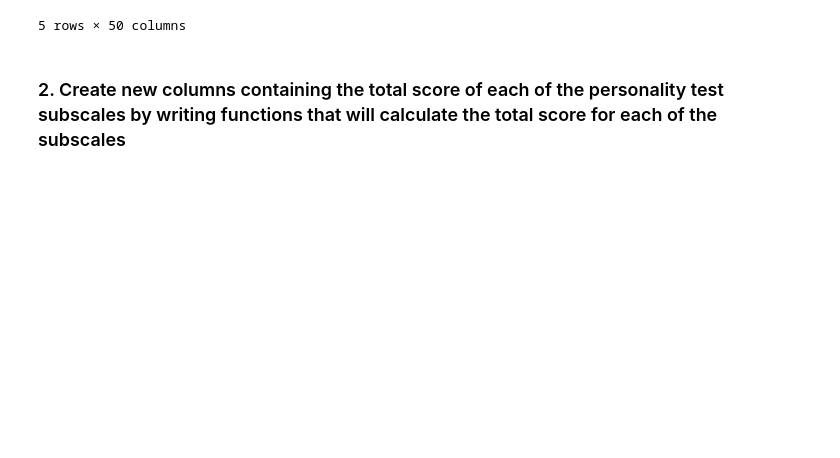
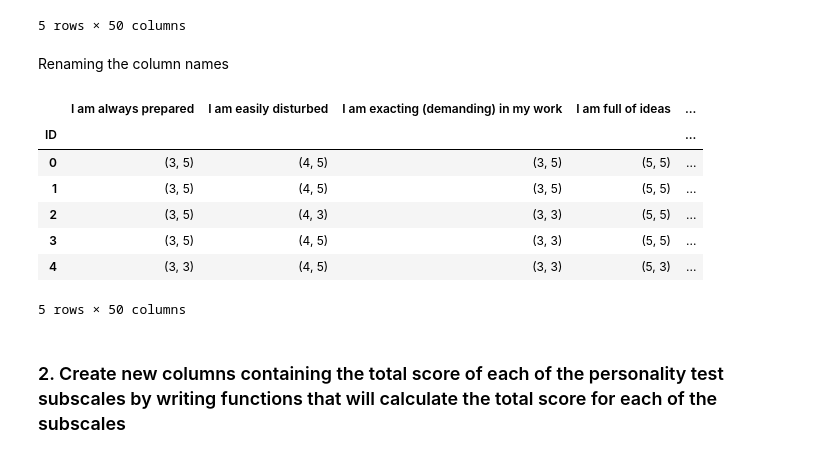
Before and after one commit to RTEE001/Data-wrangling, a Jupyter notebook: data_wrangling/Data-wrangling.ipynb, the cells around one changed output. Saved outputs shown, nothing was run; the diff lists cells and outputs as text; code cells hidden in the pictures; blank space fills up the shorter version.

```diff
--- a/data_wrangling/Data-wrangling.ipynb
+++ b/data_wrangling/Data-wrangling.ipynb
@@ -61,5 +61,22 @@ examined_personality_dataframe.head()
 | 3 | (3, 5) | (4, 5) | (3, 3) | (5, 5) | ... |
 | 4 | (3, 3) | (4, 5) | (3, 3) | (5, 3) | ... |
 5 rows × 50 columns
+# %% [markdown]
+Renaming the column names
+# %%
+
+examined_personality_dataframe.rename(columns = lambda x: x.replace('Section 5 of 6 [', ''), inplace = True)
+examined_personality_dataframe.rename(columns = lambda x: x.replace('.]',''), inplace = True)
+examined_personality_dataframe.rename(columns = lambda x: x.replace(']',''), inplace = True)
+examined_personality_dataframe.head()
+# %% [output]
+|  | I am always prepared | I am easily disturbed | I am exacting (demanding) in my work | I am full of ideas | ... |
+| ID |  |  |  |  | ... |
+| 0 | (3, 5) | (4, 5) | (3, 5) | (5, 5) | ... |
+| 1 | (3, 5) | (4, 5) | (3, 5) | (5, 5) | ... |
+| 2 | (3, 5) | (4, 3) | (3, 3) | (5, 5) | ... |
+| 3 | (3, 5) | (4, 5) | (3, 3) | (5, 5) | ... |
+| 4 | (3, 3) | (4, 5) | (3, 3) | (5, 3) | ... |
+5 rows × 50 columns
 # %% [markdown]
 ### 2. Create new columns containing the total score of each of the personality test subscales by writing functions that will calculate the total score for each of the subscales
```
Also changed, not shown: parts of 34 cells of this notebook.
